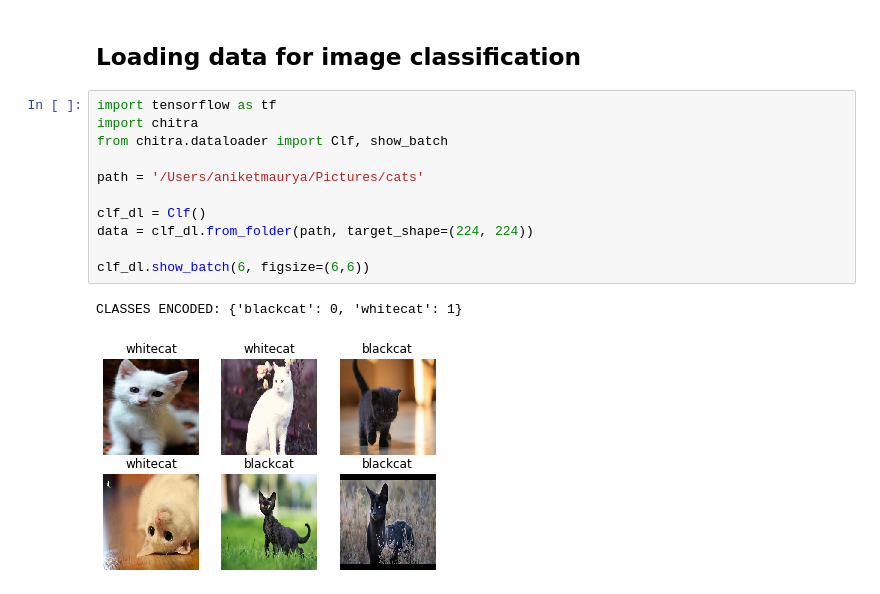
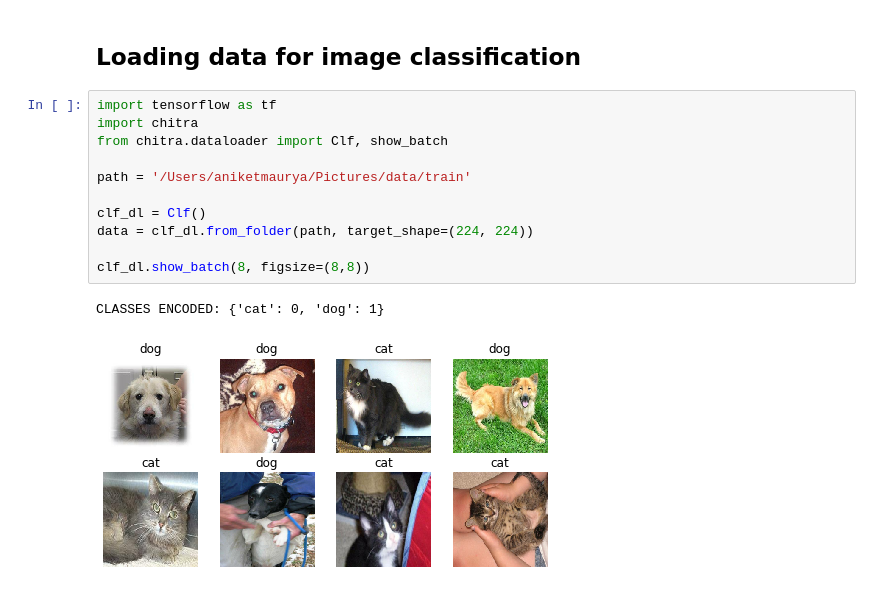
Before and after one commit to aniketmaurya/chitra, a Jupyter notebook: nbs/index.ipynb, the cells around one changed output. Saved outputs shown, nothing was run; the diff lists cells and outputs as text.

Commit message:
data change

```diff
--- a/nbs/index.ipynb
+++ b/nbs/index.ipynb
@@ -20,14 +20,14 @@ from chitra.core import *
 # %%
 import tensorflow as tf
 import chitra
 from chitra.dataloader import Clf, show_batch
 
-path = '/Users/aniketmaurya/Pictures/cats'
+path = '/Users/aniketmaurya/Pictures/data/train'
 
 clf_dl = Clf()
 data = clf_dl.from_folder(path, target_shape=(224, 224))
 
-clf_dl.show_batch(6, figsize=(6,6))
+clf_dl.show_batch(8, figsize=(8,8))
 # %% [output]
-CLASSES ENCODED: {'blackcat': 0, 'whitecat': 1}
+CLASSES ENCODED: {'cat': 0, 'dog': 1}
-[figure, old version]
+[figure, new version]
```
Also changed, not shown: 6 other files.
